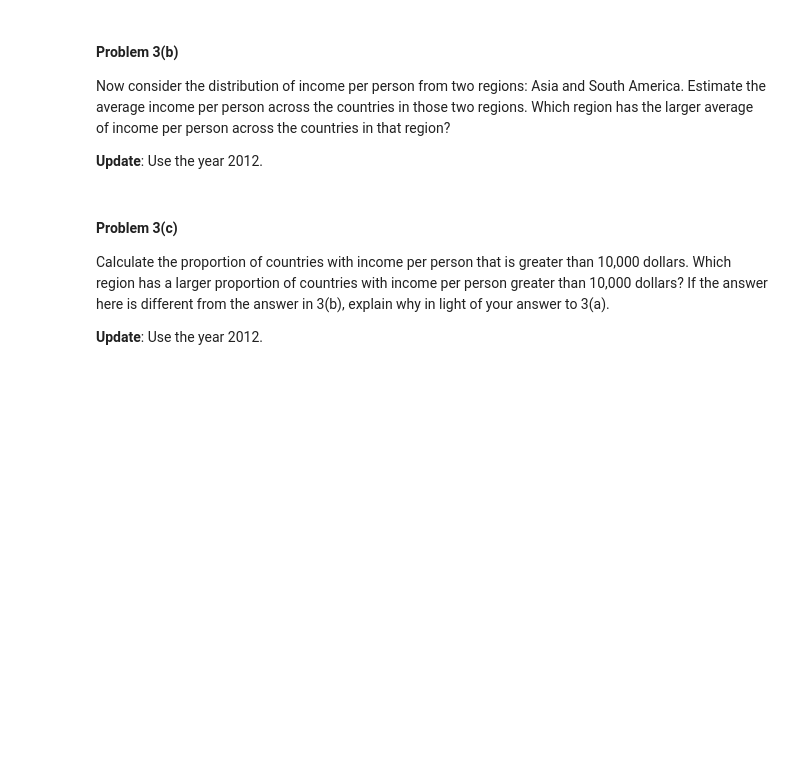
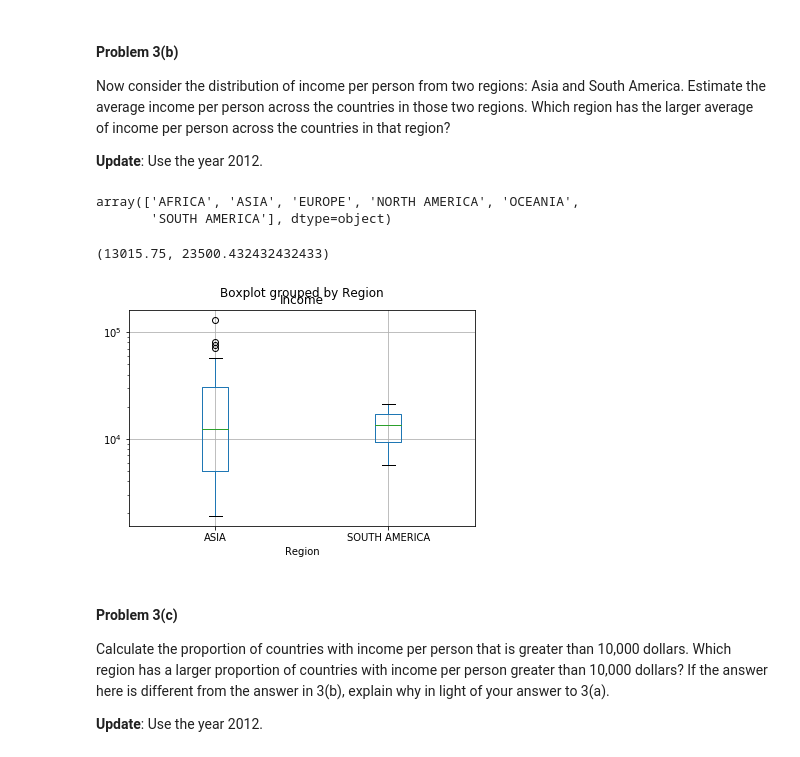
Before and after one commit to suicideBomber1/CS-109, a Jupyter notebook: HW1/HW1.ipynb, the cells around one changed output. Cells and saved outputs as stored; diff of their text form; code cells hidden in the pictures; blank space fills up the shorter version.

```diff
--- a/HW1/HW1.ipynb
+++ b/HW1/HW1.ipynb
@@ -601,3 +601,26 @@ Now consider the distribution of income per person from two regions: Asia and So
+# %%
+regions = np.unique(np.array(df.Region))
+regions
+# %% [output]
+array(['AFRICA', 'ASIA', 'EUROPE', 'NORTH AMERICA', 'OCEANIA',
+       'SOUTH AMERICA'], dtype=object)
+# %%
+#your code here
+df = mergeByYear(2012)
+df.head()
+df[df.Region=='SOUTH AMERICA'].Income.mean(), df[df.Region=='ASIA'].Income.mean()
+# %% [output]
+(13015.75, 23500.432432432433)
+# %%
+# for plotting the results in box plot
+# Asian and South American countries with their incomes per person
+
+new_df = df[(df.Region == 'SOUTH AMERICA') | (df.Region == 'ASIA')]
+new_df.boxplot('Income', by='Region')
+plt.yscale('log')
+plt.show()
+# %% [output]
+[figure, added]
 # %% [markdown]
 #### Problem 3(c)
 
```
Also changed, not shown: parts of 7 cells of this notebook.
